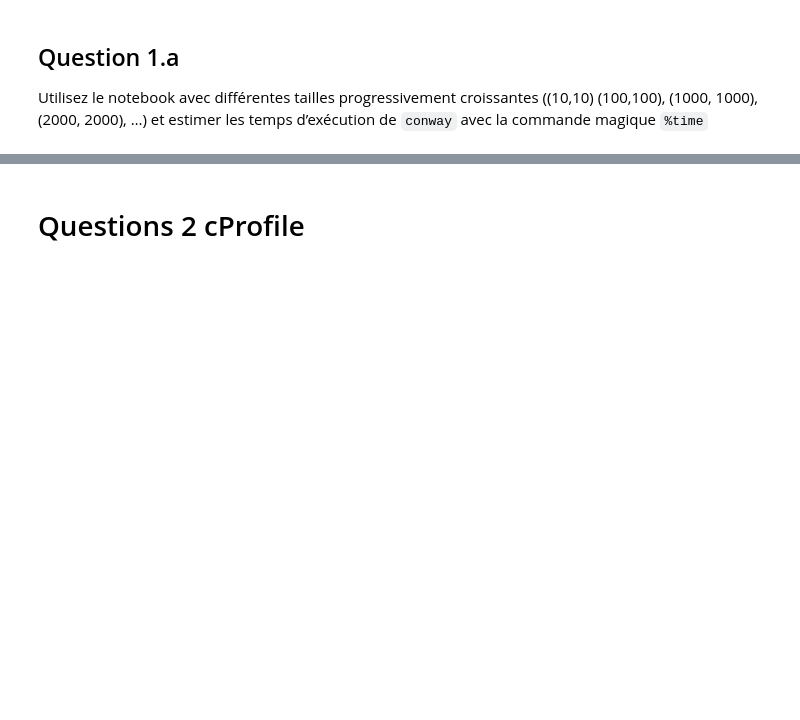
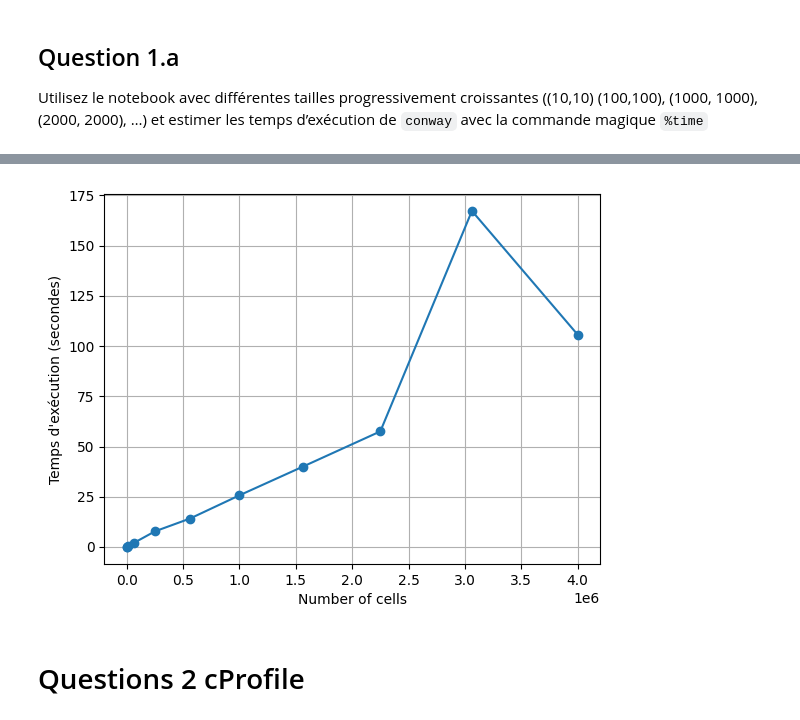
Before and after one commit to RodrigoFernandes-DA/TPs_Univ, a Jupyter notebook: HPC/M2SD-HPC-TP01-Profiling.ipynb, the cells around one changed output, grey strips where cells are left out. Saved outputs shown, nothing was run; the diff lists cells and outputs as text; code cells hidden in the pictures; blank space fills up the shorter version.

```diff
--- a/HPC/M2SD-HPC-TP01-Profiling.ipynb
+++ b/HPC/M2SD-HPC-TP01-Profiling.ipynb
@@ -172,3 +176,11 @@ plt.show()
+# %%
+plt.plot(n_cells, times, marker='o')
+plt.xlabel('Number of cells')
+plt.ylabel("Temps d'exécution (secondes)")
+plt.grid(True)
+plt.show()
+# %% [output]
+[figure, added]
 # %% [markdown]
 # Questions 2 cProfile
 # %%
```
Also changed, not shown: parts of 8 cells of this notebook, 1 other file.
